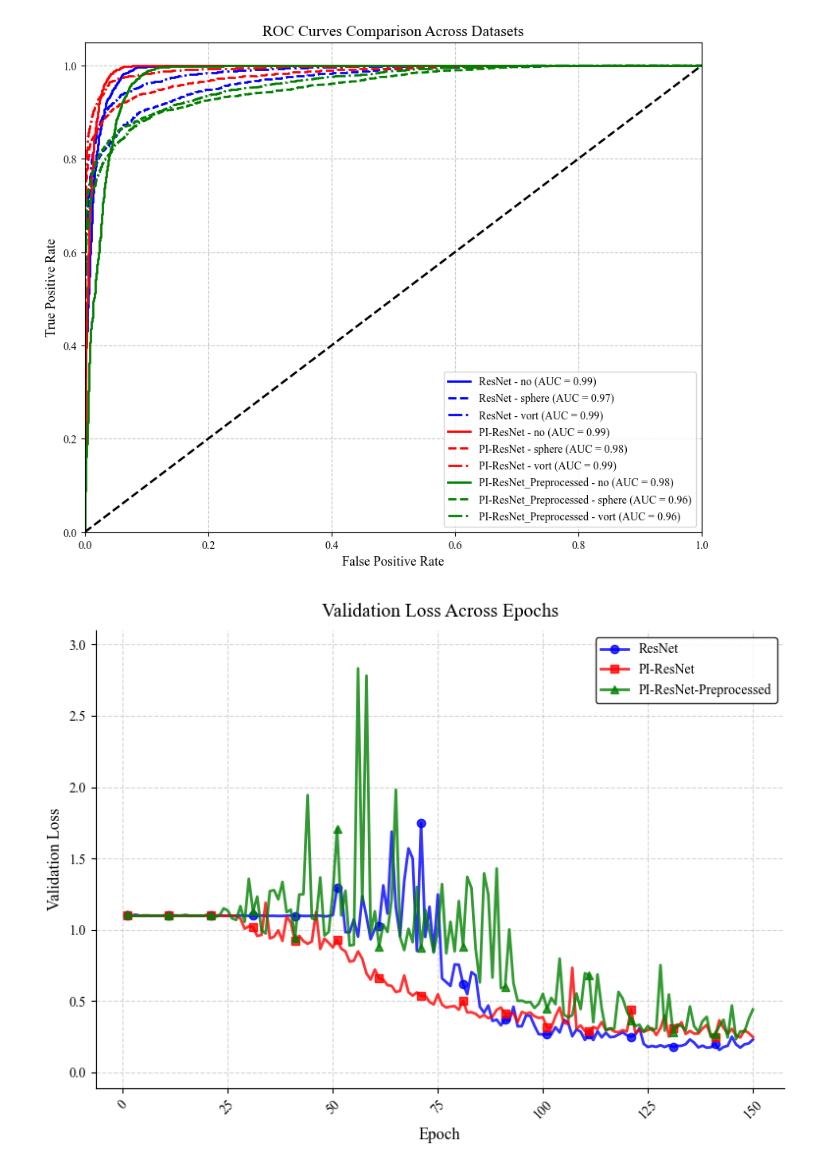
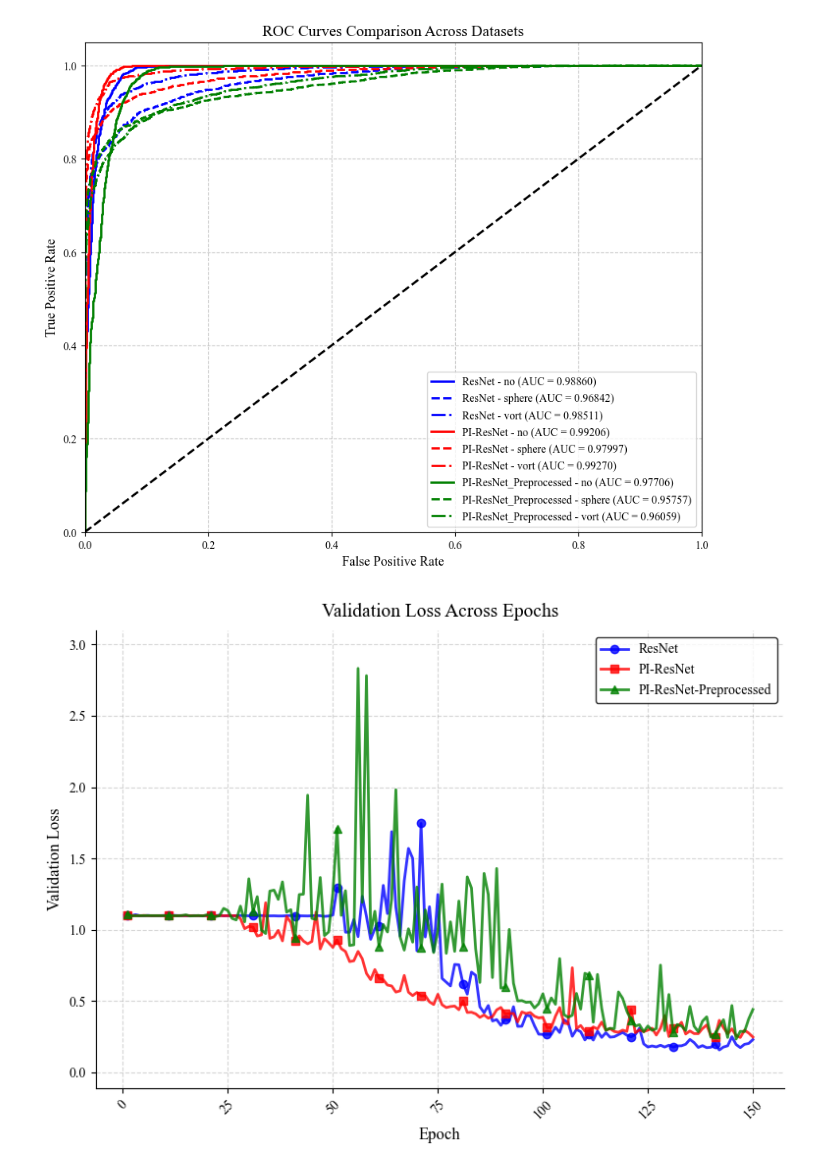
Before and after one commit to bsyh/DeepLense, a Jupyter notebook: evaluate.ipynb, the cells around one changed output. Cells and saved outputs as stored; diff of their text form; code cells hidden in the pictures.

```diff
--- a/evaluate.ipynb
+++ b/evaluate.ipynb
@@ -26,35 +26,35 @@ for idx, dir_path in enumerate(dirs):
         roc_data = pickle.load(f)
 
     # Extract data
     fpr = roc_data["fpr"]
     tpr = roc_data["tpr"]
     roc_auc = roc_data["roc_auc"]
     class_names = roc_data["class_names"]
     num_classes = len(class_names)
 
     # Plot ROC curves for each class
     for i in range(num_classes):
         # Use a unique color for each dataset, and linestyle for each class
         linestyle = ['-', '--', '-.'][i % 3]  # Cycle through linestyles for classes
-        label = f"{dataset_labels[idx]} - {class_names[i]} (AUC = {roc_auc[i]:.2f})"
+        label = f"{dataset_labels[idx]} - {class_names[i]} (AUC = {roc_auc[i]:.5f})"
         plt.plot(fpr[i], tpr[i], color=colors[idx], linestyle=linestyle, lw=2, label=label)
 
 # Add diagonal line (random classifier)
 plt.plot([0, 1], [0, 1], 'k--', lw=2)
 
 # Customize the plot
 plt.xlim([0.0, 1.0])
 plt.ylim([0.0, 1.05])
 plt.xlabel('False Positive Rate')
 plt.ylabel('True Positive Rate')
 plt.title('ROC Curves Comparison Across Datasets')
 plt.legend(loc="lower right", bbox_to_anchor=(1.0, 0.0))  # Adjust legend position
 plt.grid(True, linestyle='--', alpha=0.7)
 
 # Show the plot
 plt.show()
 # %% [output]
-[figure, old version]
+[figure, new version]
 # %%
 import matplotlib.pyplot as plt
 
```
Also changed, not shown: 1 other file.
